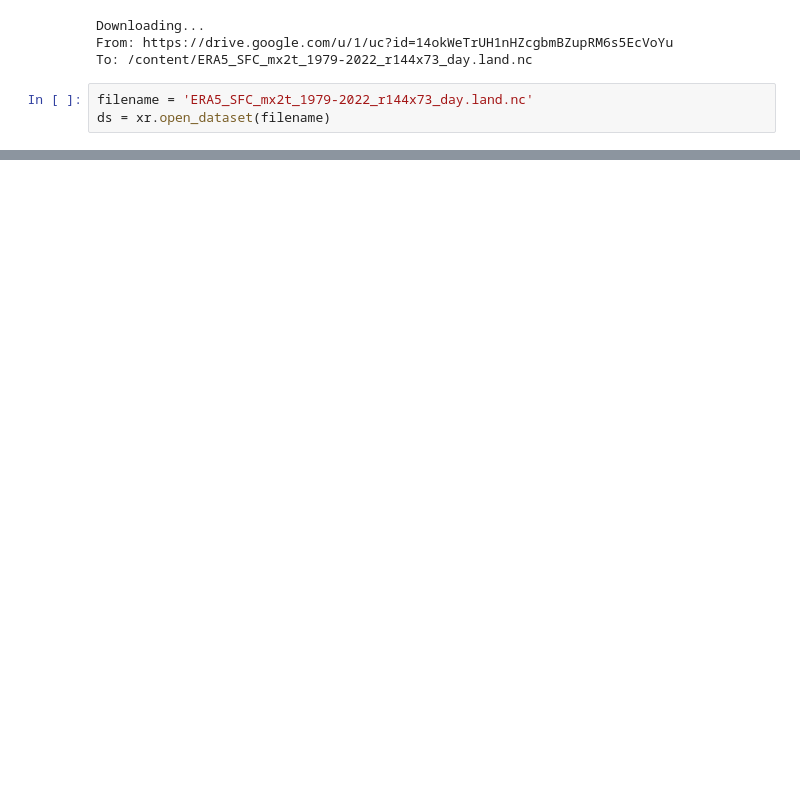
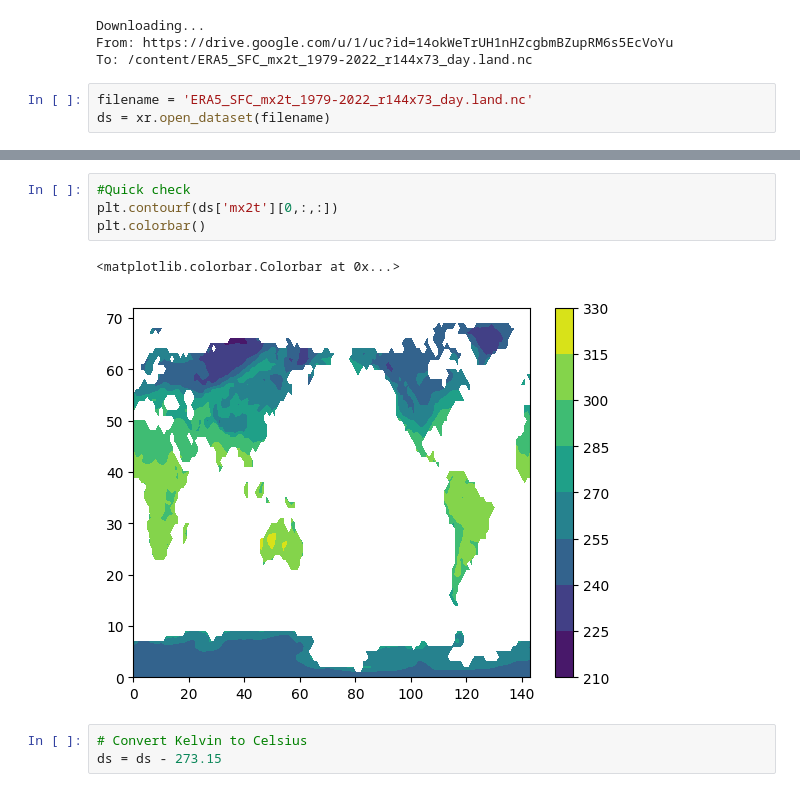
Before and after one commit to xinhe-zhang/heatwave, a Jupyter notebook: HW1.ipynb, the cells around one changed output, grey strips where cells are left out. Cells and saved outputs as stored; diff of their text form; blank space fills up the shorter version.

```diff
--- a/HW1.ipynb
+++ b/HW1.ipynb
@@ -64,0 +86,10 @@ Attributes:
+# %%
+#Quick check
+plt.contourf(ds['mx2t'][0,:,:])
+plt.colorbar()
+# %% [output]
+<matplotlib.colorbar.Colorbar at 0x...>
+[figure, added]
+# %%
+# Convert Kelvin to Celsius
+ds = ds - 273.15
```
Also changed, not shown: parts of 18 cells of this notebook.
